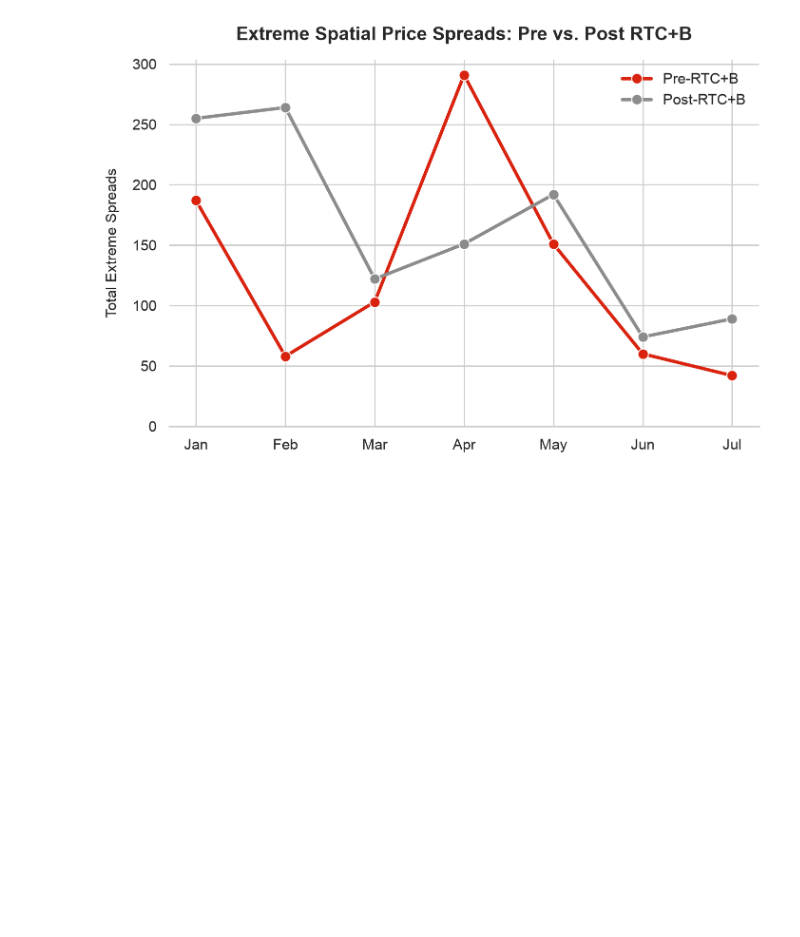
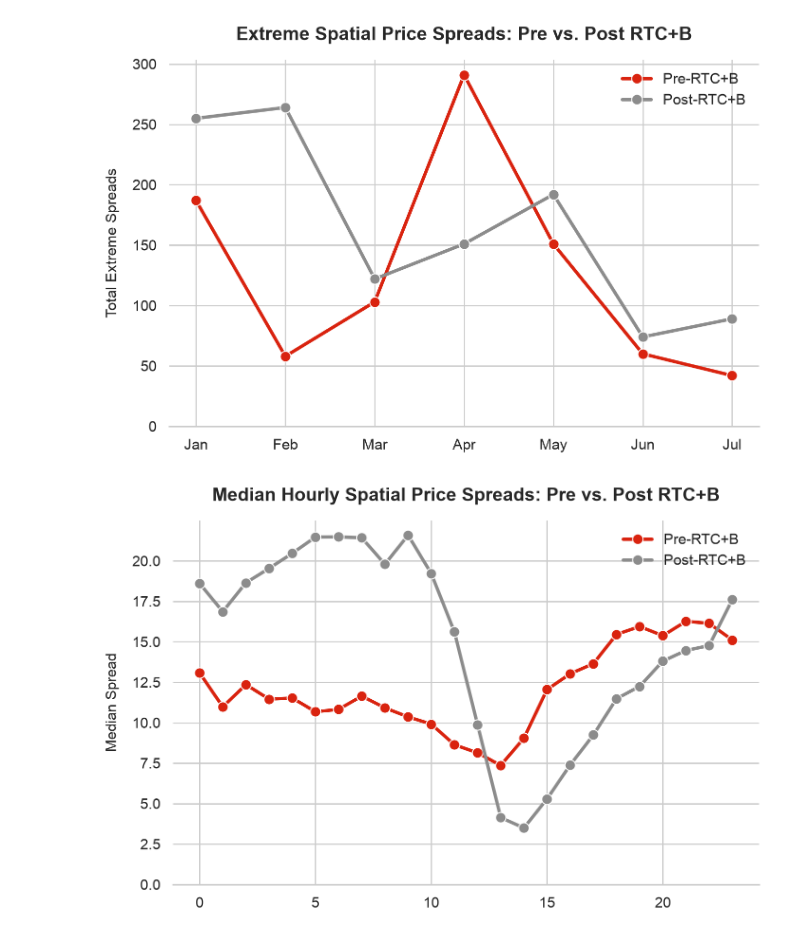
Before and after one commit to dbreynol/a26, a Jupyter notebook: projects/analytics.ipynb, the cells around one changed output. Cells and saved outputs as stored; diff of their text form; code cells hidden in the pictures; blank space fills up the shorter version.

```diff
--- a/projects/analytics.ipynb
+++ b/projects/analytics.ipynb
@@ -57,3 +57,38 @@ sns.despine(left=True)
 plt.show()
 # %% [output]
 [figure]
+# %%
+fig2 = (
+df.query("type == 'LZ'")
+.groupby("time_utc", as_index= False)
+.agg(maxspread = ("price", lambda x: x.max() - x.min()))
+.assign(prepost = lambda x: np.where(x["time_utc"] < pd.Timestamp("2025-12-10"), "pre", "post" ),
+        hour = lambda x: x["time_utc"].dt.hour )
+.groupby(["prepost", "hour"], as_index= False)
+.agg(med_spread = ("maxspread", "median"))
+)
+
+sns.set_theme(style="whitegrid")
+plt.figure(figsize=(8, 5))
+ax = sns.lineplot(
+    data = fig2,
+    x = "hour",
+    y = "med_spread",
+    hue = "prepost",
+    palette={"pre": "#8c8c8c", "post": "#d9230f"},
+    marker="o",
+    linewidth=2.5,
+    markersize=8
+)
+
+ax.set_ylim(bottom=0)
+ax.set_title("Median Hourly Spatial Price Spreads: Pre vs. Post RTC+B", pad=15, fontsize=14, fontweight="bold")
+ax.set_xlabel(None)  # "Month" is implied by the tick labels
+ax.set_ylabel("Median Spread", fontsize=11, labelpad=10)
+
+handles, _ = ax.get_legend_handles_labels()
+ax.legend(handles, ["Pre-RTC+B", "Post-RTC+B"], title=None, frameon=False)
+sns.despine(left=True)
+plt.show()
+# %% [output]
+[figure, added]
```
Also changed, not shown: parts of 4 cells of this notebook, 1 other file.
